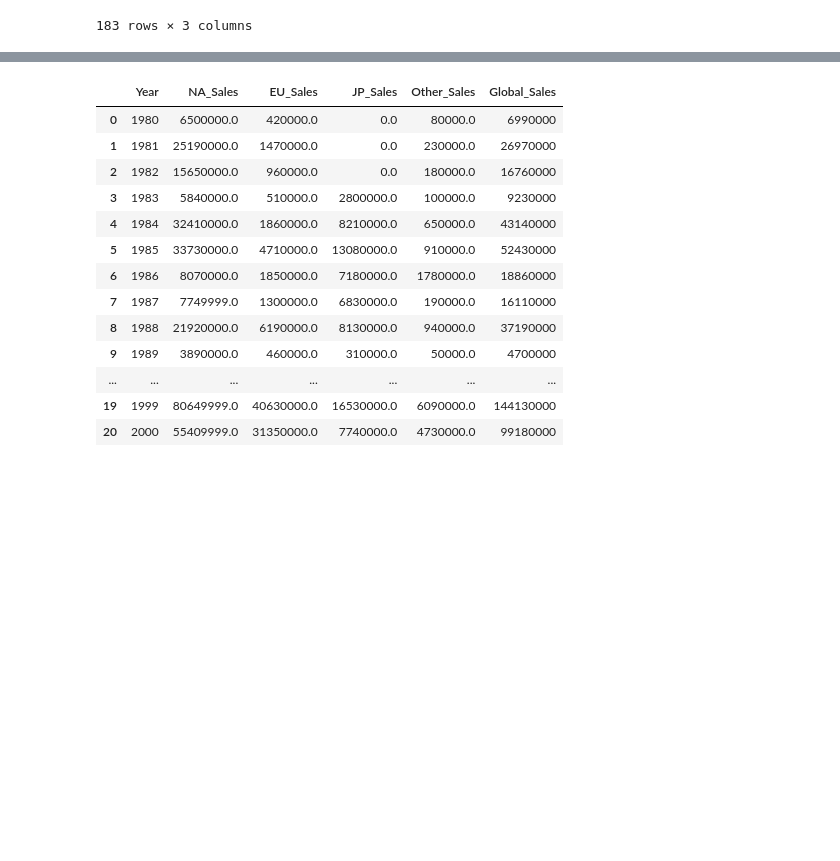
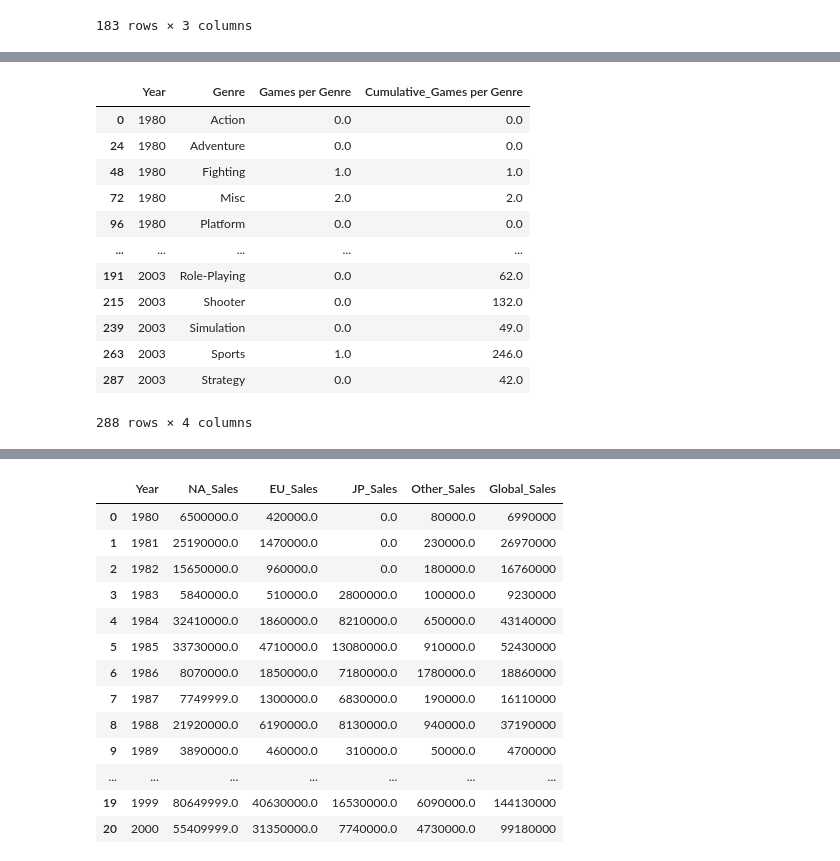
Before and after one commit to Nicole1701/video-game-prediction, a Jupyter notebook: notebooks/VintageDataViz.ipynb, the cells around one changed output, grey strips where cells are left out. Drawn from its saved outputs; the diff is of its cells as text; code cells hidden in the pictures; blank space fills up the shorter version.

```diff
--- a/notebooks/VintageDataViz.ipynb
+++ b/notebooks/VintageDataViz.ipynb
@@ -105,4 +108,31 @@ fig = px.bar(genre_by_year, title="Top Genres by Year", x="Year", y="Games per G
 fig.show()
 # %% [output]
 [interactive output not drawn]
+# %%
+genre_year =sales_df.groupby(["Genre","Year"]).agg({"Platform":"count"}).reset_index()
+# genre_year
+genre_by_year = genre_year[["Genre", "Year", "Platform"]].rename(columns={"Platform": "Games per Genre"})
+# genre_by_year
+# data_gp.rename(columns={"Country":"Total_Launch"},inplace=True)#2
+idx = pd.MultiIndex.from_product([genre_by_year.Year.unique(),
+                                  genre_by_year.Genre.unique()], names=['Year', 'Genre'])
+genre_by_year2 = genre_by_year.set_index(['Year', 'Genre']).reindex(idx).fillna(0).sort_values(ascending=True,by=["Genre","Year"])
+cumulative_genre_by_year = pd.concat([genre_by_year2, genre_by_year2.groupby(level=1).cumsum().add_prefix('Cumulative_')], 1).sort_index(level=1).reset_index()
+cumulative_genre_by_year.sort_values(by=["Year","Genre"],inplace=True)
+# dat2.rename(columns={"Launch_Year":"Year","Cum_Total_Launch":"Cumulative_Launches","Sat_country":"Country","Cum_Success":"Cumulative_Successes"},inplace=True) #7
+cumulative_genre_by_year
+# %% [output]
+|  | Year | Genre | Games per Genre | Cumulative_Games per Genre |
+| 0 | 1980 | Action | 0.0 | 0.0 |
+| 24 | 1980 | Adventure | 0.0 | 0.0 |
+| 48 | 1980 | Fighting | 1.0 | 1.0 |
+| 72 | 1980 | Misc | 2.0 | 2.0 |
+| 96 | 1980 | Platform | 0.0 | 0.0 |
+| ... | ... | ... | ... | ... |
+| 191 | 2003 | Role-Playing | 0.0 | 62.0 |
+| 215 | 2003 | Shooter | 0.0 | 132.0 |
+| 239 | 2003 | Simulation | 0.0 | 49.0 |
+| 263 | 2003 | Sports | 1.0 | 246.0 |
+| 287 | 2003 | Strategy | 0.0 | 42.0 |
+288 rows × 4 columns
 # %%
```
Also changed, not shown: parts of 6 cells of this notebook, 10 other files.
